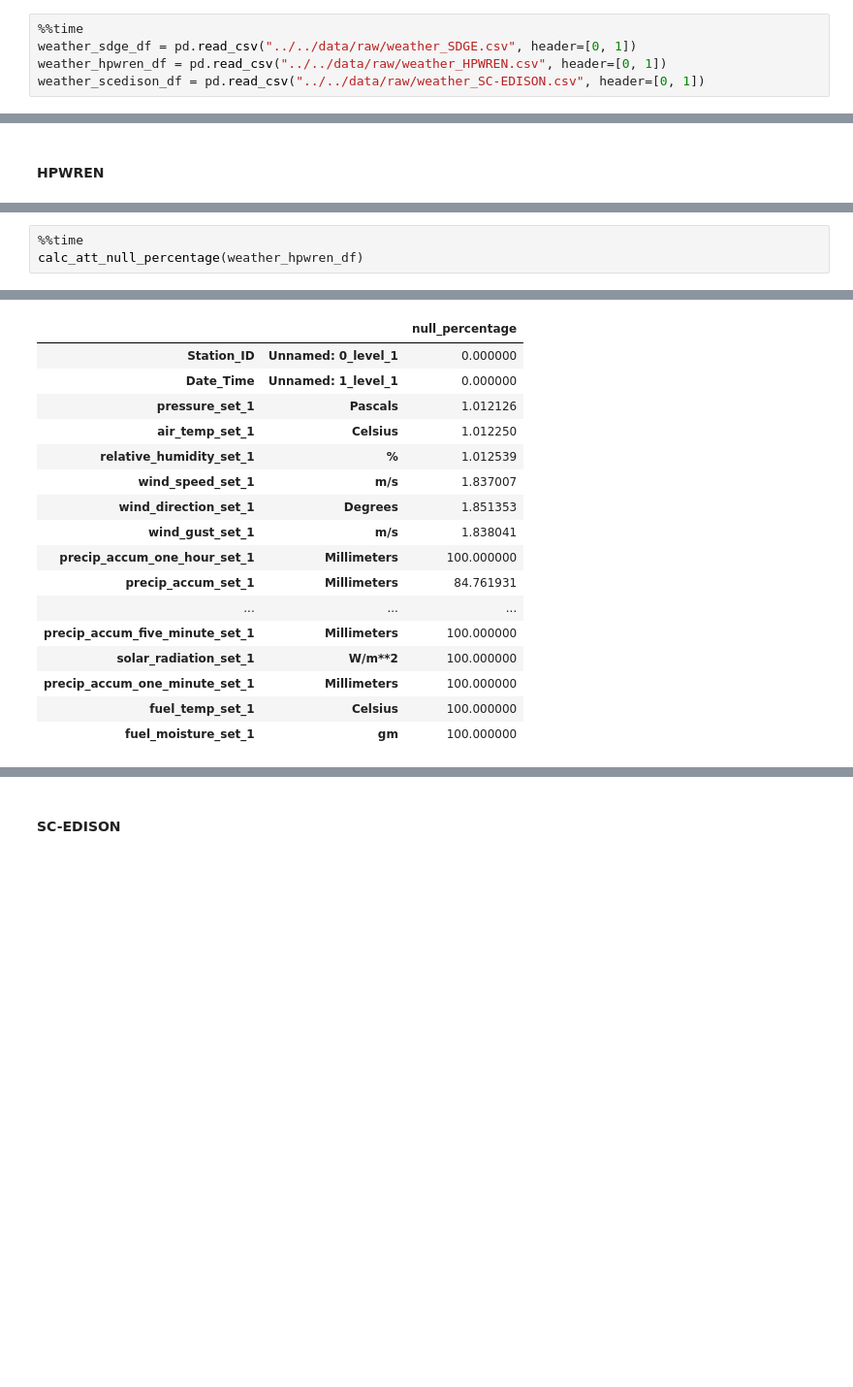
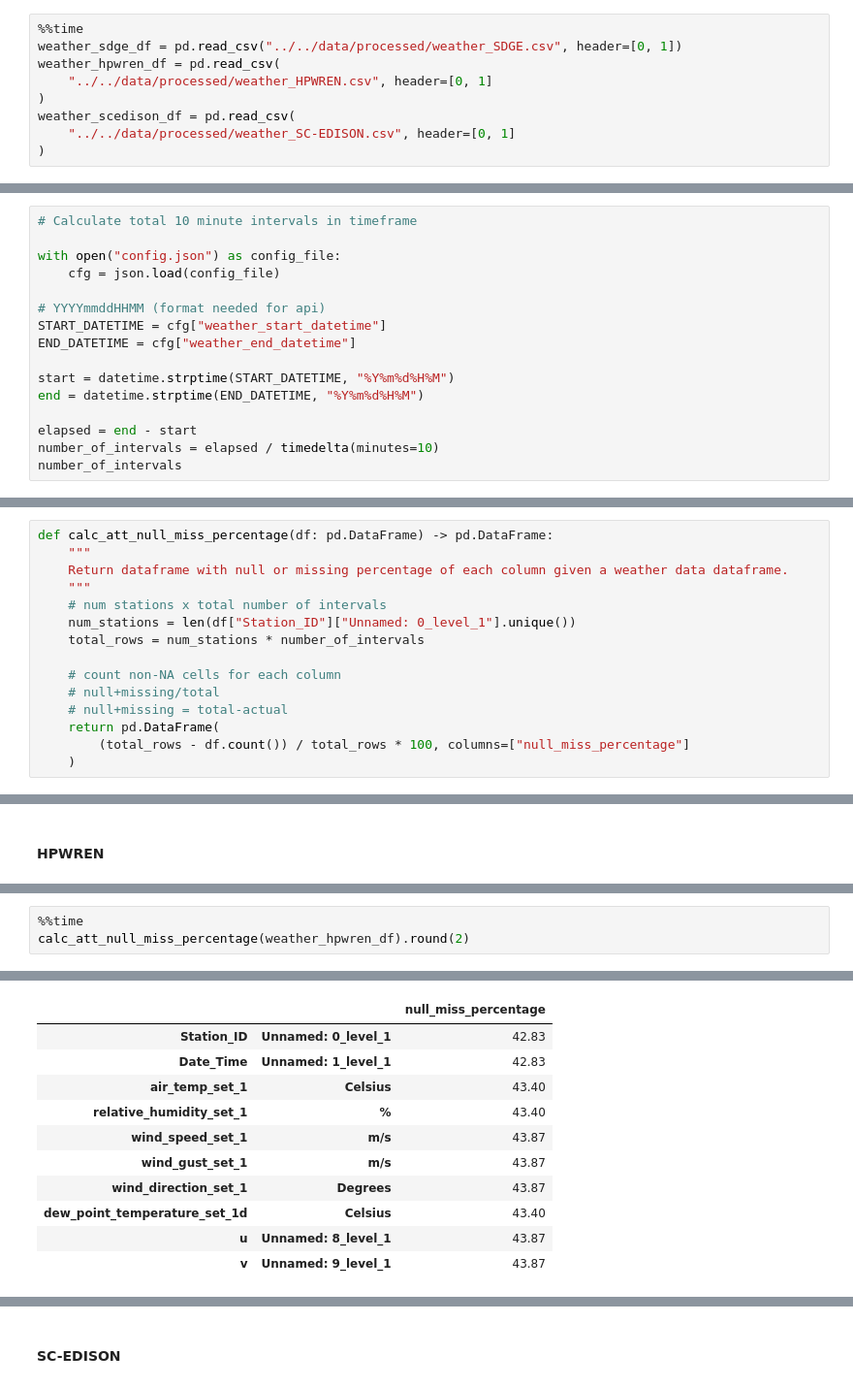
Before and after one commit to shaneluna/smokeynet-engineering, a Jupyter notebook: notebooks/weather/weather_explore.ipynb, the cells around one changed output, grey strips where cells are left out. Shown: that part at 97% size. Cells and saved outputs as stored; diff of their text form; blank space fills up the shorter version.

Commit message:
Readded null+missing percentage calculation to explore notebook.

```diff
--- a/notebooks/weather/weather_explore.ipynb
+++ b/notebooks/weather/weather_explore.ipynb
@@ -13,7 +16,11 @@ pd.set_option("display.max_rows", None, "display.max_columns", None)
 ### Read in raw data
 # %%
 %%time
-weather_sdge_df = pd.read_csv("../../data/raw/weather_SDGE.csv", header=[0, 1])
-weather_hpwren_df = pd.read_csv("../../data/raw/weather_HPWREN.csv", header=[0, 1])
-weather_scedison_df = pd.read_csv("../../data/raw/weather_SC-EDISON.csv", header=[0, 1])
+weather_sdge_df = pd.read_csv("../../data/processed/weather_SDGE.csv", header=[0, 1])
+weather_hpwren_df = pd.read_csv(
+    "../../data/processed/weather_HPWREN.csv", header=[0, 1]
+)
+weather_scedison_df = pd.read_csv(
+    "../../data/processed/weather_SC-EDISON.csv", header=[0, 1]
+)
 # %% [output]
@@ -23,0 +31,16 @@ Wall time: 35.5 s
+# %%
+# Calculate total 10 minute intervals in timeframe
+
+with open("config.json") as config_file:
+    cfg = json.load(config_file)
+
+# YYYYmmddHHMM (format needed for api)
+START_DATETIME = cfg["weather_start_datetime"]
+END_DATETIME = cfg["weather_end_datetime"]
+
+start = datetime.strptime(START_DATETIME, "%Y%m%d%H%M")
+end = datetime.strptime(END_DATETIME, "%Y%m%d%H%M")
+
+elapsed = end - start
+number_of_intervals = elapsed / timedelta(minutes=10)
+number_of_intervals
@@ -28,6 +53,21 @@ def calc_att_null_percentage(df: pd.DataFrame) -> pd.DataFrame:
     """
     rows = df.shape[0]
     return pd.DataFrame(df.isna().sum() / rows * 100, columns=["null_percentage"])
+# %%
+def calc_att_null_miss_percentage(df: pd.DataFrame) -> pd.DataFrame:
+    """
+    Return dataframe with null or missing percentage of each column given a weather data dataframe.
+    """
+    # num stations x total number of intervals
+    num_stations = len(df["Station_ID"]["Unnamed: 0_level_1"].unique())
+    total_rows = num_stations * number_of_intervals
+
+    # count non-NA cells for each column
+    # null+missing/total
+    # null+missing = total-actual
+    return pd.DataFrame(
+        (total_rows - df.count()) / total_rows * 100, columns=["null_miss_percentage"]
+    )
 # %%
 def calc_station_null_percentage(df: pd.DataFrame) -> pd.DataFrame:
     """
@@ -133,4 +167,4 @@ weather_hpwren_df.shape
 # %%
 %%time
-calc_att_null_percentage(weather_hpwren_df)
+calc_att_null_miss_percentage(weather_hpwren_df).round(2)
 # %% [output]
@@ -139,20 +173,14 @@ Wall time: 886 ms
-|  |  | null_percentage |
-| Station_ID | Unnamed: 0_level_1 | 0.000000 |
-| Date_Time | Unnamed: 1_level_1 | 0.000000 |
-| pressure_set_1 | Pascals | 1.012126 |
-| air_temp_set_1 | Celsius | 1.012250 |
-| relative_humidity_set_1 | % | 1.012539 |
-| wind_speed_set_1 | m/s | 1.837007 |
-| wind_direction_set_1 | Degrees | 1.851353 |
-| wind_gust_set_1 | m/s | 1.838041 |
-| precip_accum_one_hour_set_1 | Millimeters | 100.000000 |
-| precip_accum_set_1 | Millimeters | 84.761931 |
-| ... | ... | ... |
-| precip_accum_five_minute_set_1 | Millimeters | 100.000000 |
-| solar_radiation_set_1 | W/m**2 | 100.000000 |
-| precip_accum_one_minute_set_1 | Millimeters | 100.000000 |
-| fuel_temp_set_1 | Celsius | 100.000000 |
-| fuel_moisture_set_1 | gm | 100.000000 |
+|  |  | null_miss_percentage |
+| Station_ID | Unnamed: 0_level_1 | 42.83 |
+| Date_Time | Unnamed: 1_level_1 | 42.83 |
+| air_temp_set_1 | Celsius | 43.40 |
+| relative_humidity_set_1 | % | 43.40 |
+| wind_speed_set_1 | m/s | 43.87 |
+| wind_gust_set_1 | m/s | 43.87 |
+| wind_direction_set_1 | Degrees | 43.87 |
+| dew_point_temperature_set_1d | Celsius | 43.40 |
+| u | Unnamed: 8_level_1 | 43.87 |
+| v | Unnamed: 9_level_1 | 43.87 |
 # %%
 %%time
 hpwren_station_null_per_df = calc_station_null_percentage(weather_hpwren_df)
```
Also changed, not shown: parts of 21 cells of this notebook.
